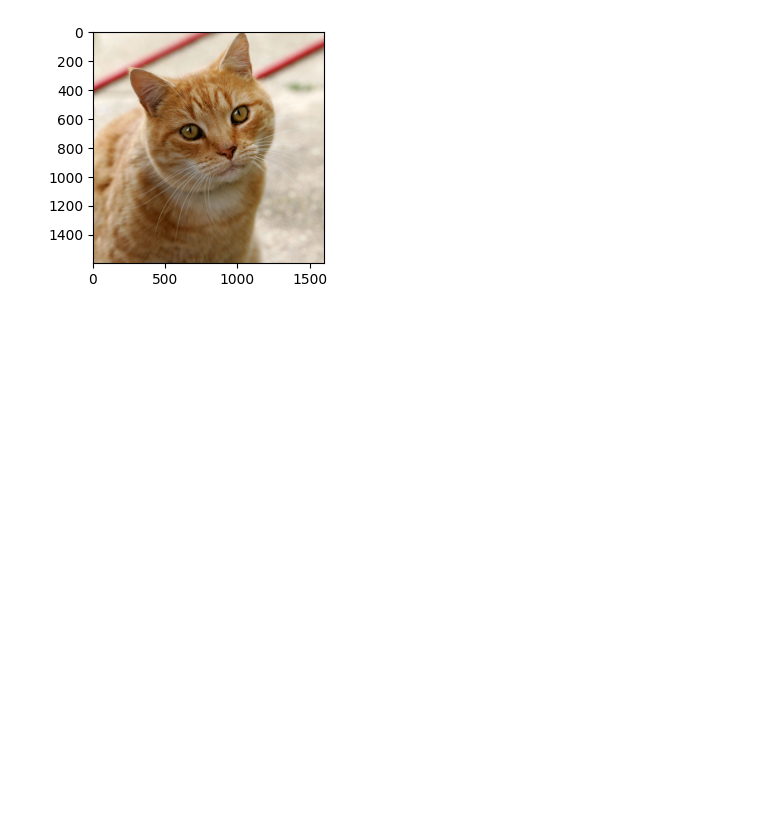
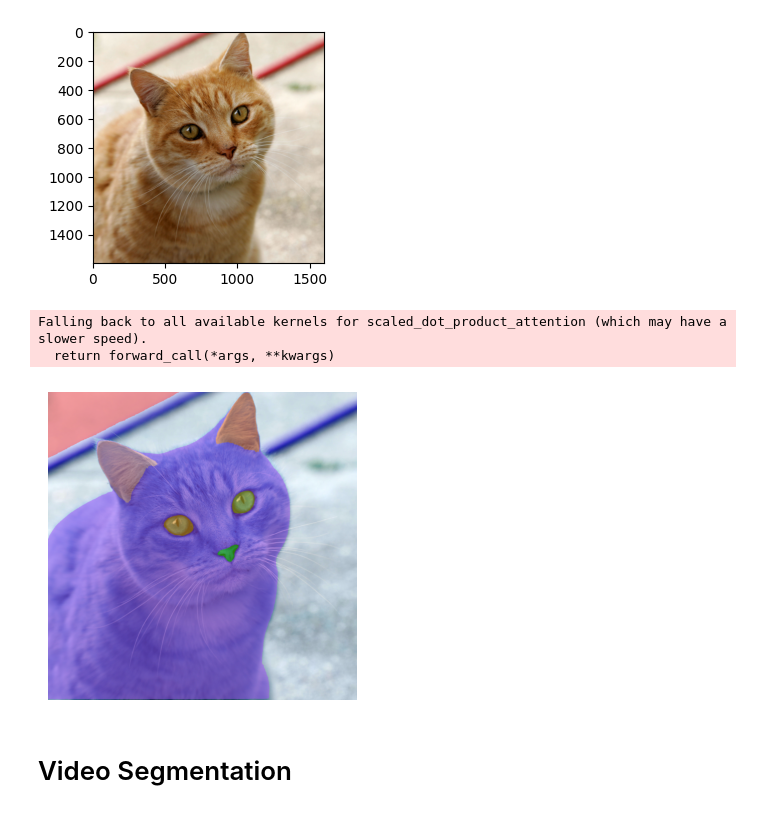
Before and after one commit to NirshalChandraSekar/object_disassembly, a Jupyter notebook: SAM2/learning.ipynb, the cells around one changed output. Saved outputs shown, nothing was run; the diff lists cells and outputs as text; code cells hidden in the pictures; blank space fills up the shorter version.

Commit message:
complete image segmentation

```diff
--- a/SAM2/learning.ipynb
+++ b/SAM2/learning.ipynb
@@ -74,7 +77,22 @@ plt.show()
 # %%
 checkpoint = "segment-anything-2/checkpoints/sam2_hiera_large.pt"
 model_cfg = "sam2_hiera_l.yaml"
-predictor = SAM2ImagePredictor(build_sam2(model_cfg, checkpoint))
-# with torch.inference_mode(), torch.autocast("cuda", dtype=torch.bfloat16):
-#     predictor.set_image(<your_image>)
-#     masks, _, _ = predictor.predict(<input_prompts>)
+predictor = SAM2AutomaticMaskGenerator(build_sam2(model_cfg, checkpoint, device=device, apply_postprocessing=False))
+
+masks = predictor.generate(image)
+# %% [output]
+Falling back to all available kernels for scaled_dot_product_attention (which may have a slower speed).
+  return forward_call(*args, **kwargs)
+# %%
+import supervision as sv
+
+mask_annotator = sv.MaskAnnotator()
+detections = sv.Detections.from_sam(masks)
+detections.class_id = [i for i in range(len(detections))]
+annotated_image = mask_annotator.annotate(image, detections)
+
+sv.plot_image(image=annotated_image, size=(4, 4))
+# %% [output]
+[figure, added]
+# %% [markdown]
+# Video Segmentation
```
Also changed, not shown: parts of 4 cells of this notebook, 1 other file.
